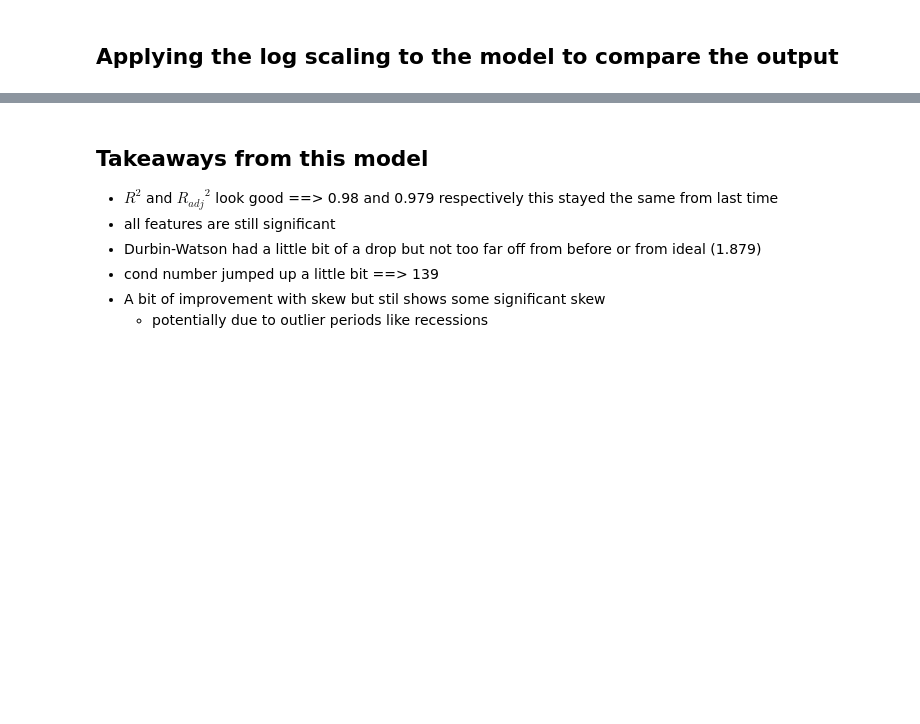
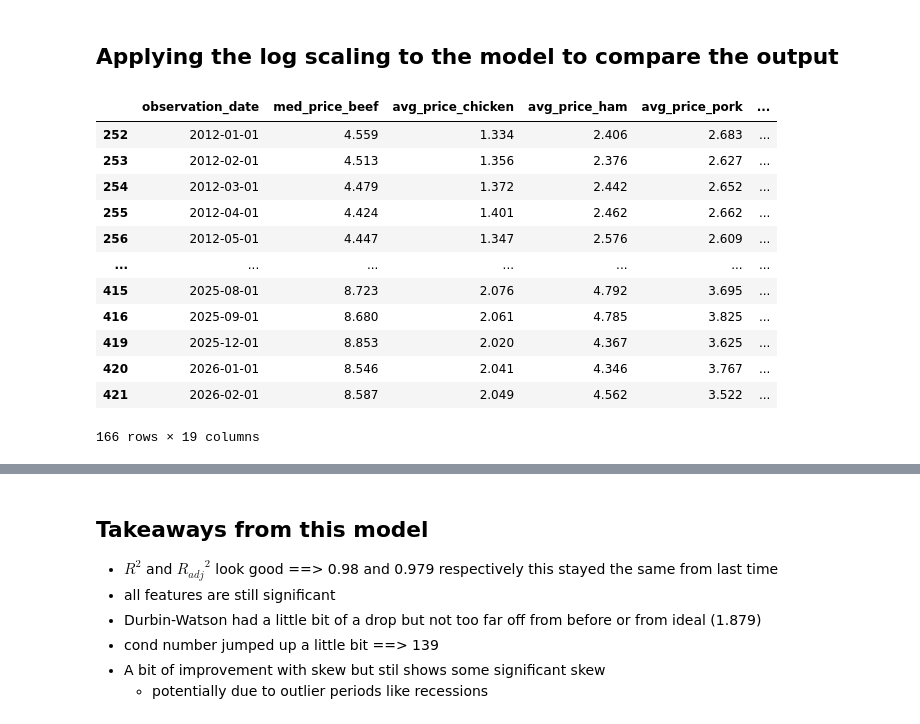
Before and after one commit to milazz27/Data-Science-Project, a Jupyter notebook: Regression_Analysis/final_model.ipynb, the cells around one changed output, grey strips where cells are left out. Saved outputs shown, nothing was run; the diff lists cells and outputs as text; code cells hidden in the pictures; blank space fills up the shorter version.

```diff
--- a/Regression_Analysis/final_model.ipynb
+++ b/Regression_Analysis/final_model.ipynb
@@ -193,5 +182,21 @@ Breusch-Pagan (hetero): stat=10.6097, p=0.059691 → Homoskedastic
 # %% [markdown]
 ## Applying the log scaling to the model to compare the output
+# %%
+df_all_data
+# %% [output]
+|  | observation_date | med_price_beef | avg_price_chicken | avg_price_ham | avg_price_pork | ... |
+| 252 | 2012-01-01 | 4.559 | 1.334 | 2.406 | 2.683 | ... |
+| 253 | 2012-02-01 | 4.513 | 1.356 | 2.376 | 2.627 | ... |
+| 254 | 2012-03-01 | 4.479 | 1.372 | 2.442 | 2.652 | ... |
+| 255 | 2012-04-01 | 4.424 | 1.401 | 2.462 | 2.662 | ... |
+| 256 | 2012-05-01 | 4.447 | 1.347 | 2.576 | 2.609 | ... |
+| ... | ... | ... | ... | ... | ... | ... |
+| 415 | 2025-08-01 | 8.723 | 2.076 | 4.792 | 3.695 | ... |
+| 416 | 2025-09-01 | 8.680 | 2.061 | 4.785 | 3.825 | ... |
+| 419 | 2025-12-01 | 8.853 | 2.020 | 4.367 | 3.625 | ... |
+| 420 | 2026-01-01 | 8.546 | 2.041 | 4.346 | 3.767 | ... |
+| 421 | 2026-02-01 | 8.587 | 2.049 | 4.562 | 3.522 | ... |
+166 rows × 19 columns
 # %%
 df_all_data["log_beef"] = np.log(df_all_data["med_price_beef"])
 df_all_data["log_meat_index"] = np.log(df_all_data["meat_price_index"])
```
Also changed, not shown: parts of 9 cells of this notebook.
